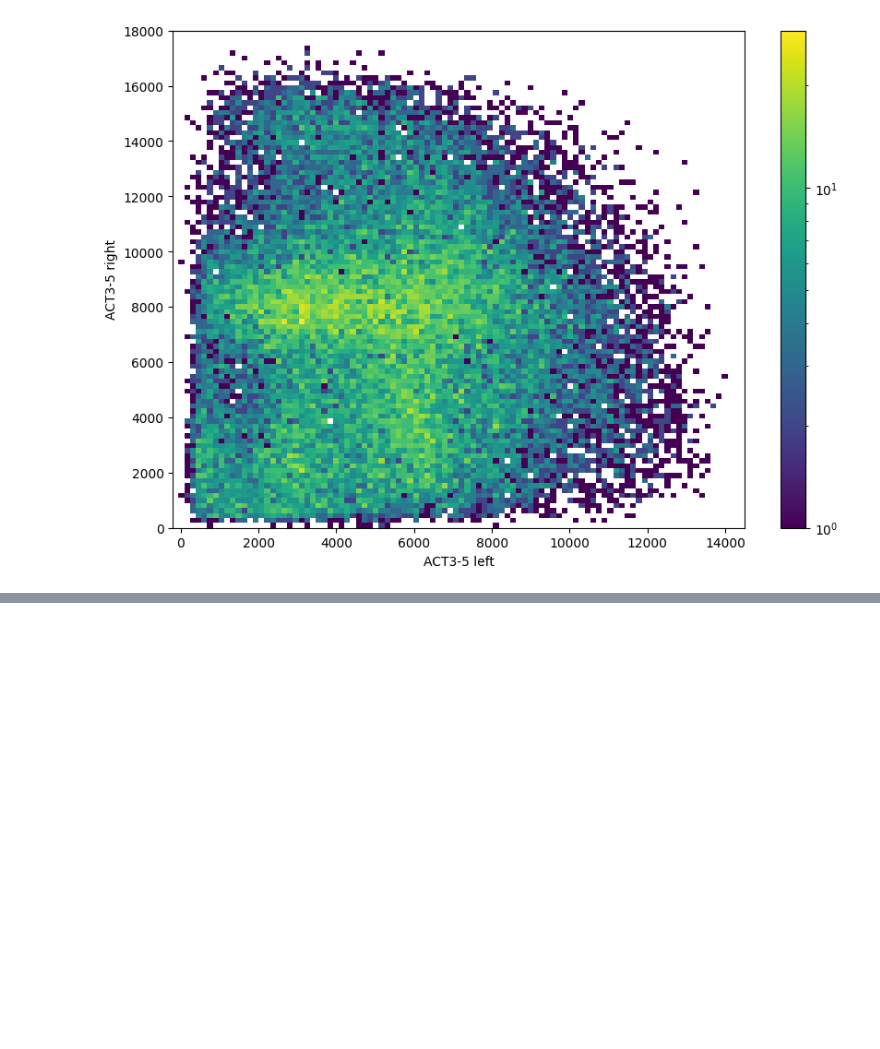
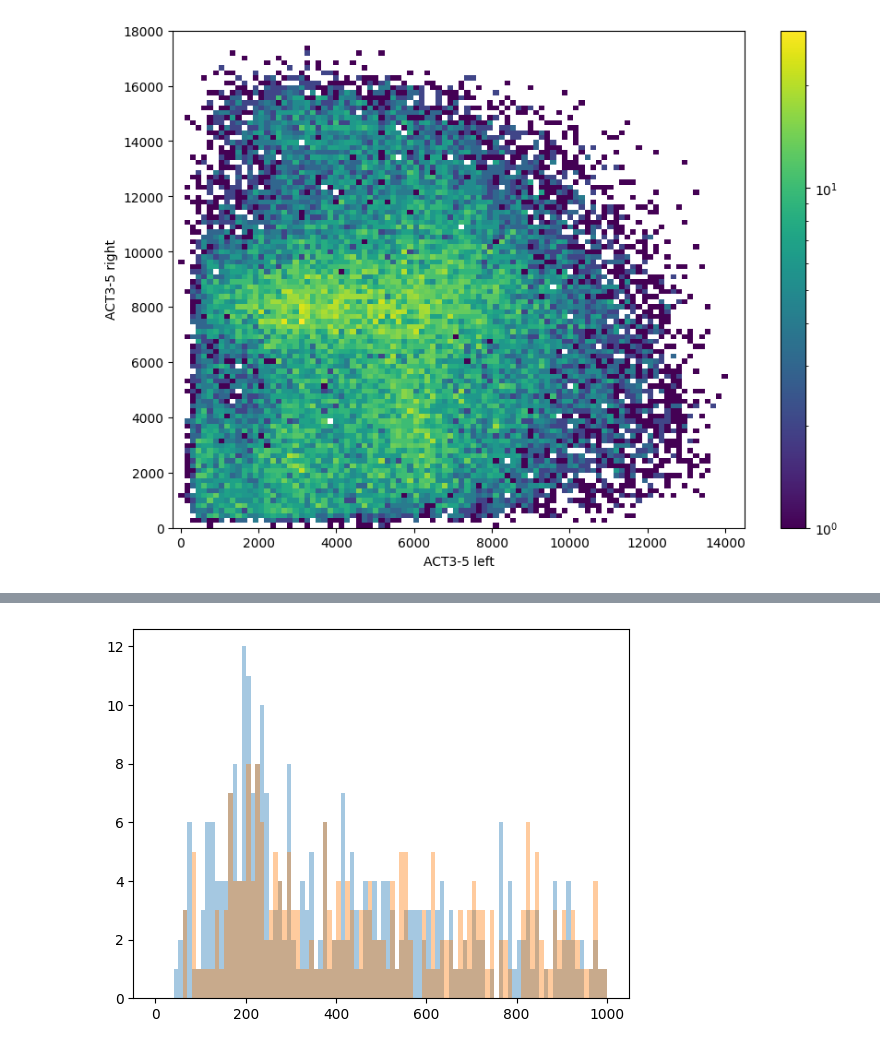
Before and after one commit to elenaramos44/WCTE_BRB_Data_Analysis, a Jupyter notebook: brb_vme_data_checks.ipynb, the cells around one changed output, grey strips where cells are left out. Drawn from its saved outputs; the diff is of its cells as text; code cells hidden in the pictures; blank space fills up the shorter version.

```diff
--- a/brb_vme_data_checks.ipynb
+++ b/brb_vme_data_checks.ipynb
@@ -414,3 +432,5 @@ plt.ylabel("ACT3-5 right");
 plt.xlabel("ACT3-5 left");
 # %% [output]
 [figure]
+# %%
+good_parts = select_good_parts(part_files)
@@ -416,0 +532,3 @@ plt.xlabel("ACT3-5 left");
+# %%
+df_part0 = create_df_from_file(files)
+df_part0.head()
@@ -416,0 +579,36 @@ plt.xlabel("ACT3-5 left");
+# %%
+def df_event_summary(df, ids):
+    """ returns a DataFrame with one entry per event and the number of hits and total charge
+    for the ids (each id is a pair (card ID, channel ID))
+    inputs:
+        df   : DataFrame with columns ‘event’, ‘card’, ‘channel’, ‘charge’ (to be extended to time)
+        ids  : list of pairs (card, channel) i.e [(0, 0), (0, 1)]
+    returns:
+        DataFrame with columnes ‘event’ ‘name_of_card_channel_nhits’, ‘name_of_card_channel_charge’
+    """
+    nevts = np.max(df.evt) + 1
+    xdf   = {"evt" : np.arange(nevts)}
+
+    for  id in ids:
+        card, channel = id
+        sel   = (df.card == card) & (df.channel == channel)
+        ievts = df[sel].evt.unique()
+
+        _groups =  df[sel].groupby("evt")
+
+        nhits         = _groups.count()["channel"]
+        xhits         = np.zeros(nevts, int)
+        xhits[ievts]  = nhits
+        qtots         = _groups.sum()["charge"]
+        xqtots        = np.zeros(nevts, float)
+        xqtots[ievts] = qtots
+
+        name = _id_names[(card, channel)]
+        xdf[name+"_nhits"]  = xhits
+        xdf[name+"_charge"] = xqtots
+
+    return pd.DataFrame(xdf)
+# %%
+
+df_act0 = df_event_summary(df_part0, [(130, 0), (130, 1)])
+df_act0.head()
@@ -416,0 +622,6 @@ plt.xlabel("ACT3-5 left");
+# %%
+plt.hist(df_act0["ACT0-L_charge"], 100, alpha=0.4, range=(1, 1000));
+plt.hist(df_act0["ACT0-R_charge"], 100, alpha=0.4, range=(1, 1000));
+# plt.yscale("log");
+# %% [output]
+[figure, added]
```
Also changed, not shown: parts of 19 cells of this notebook.
